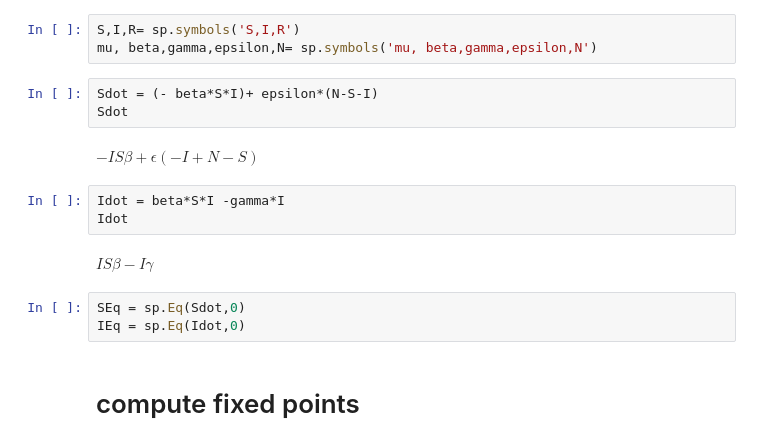
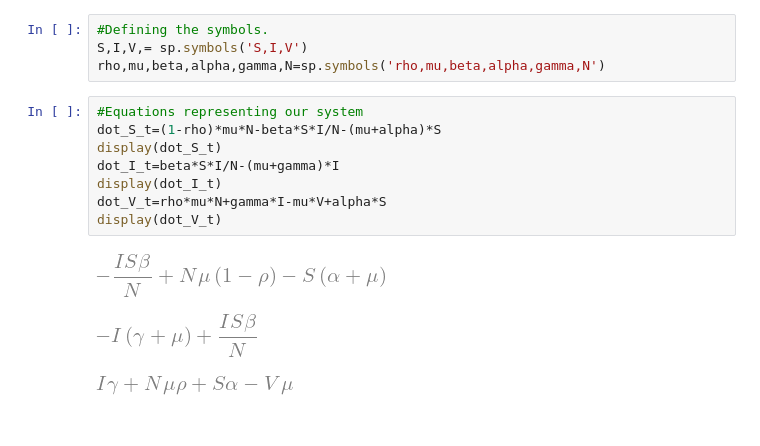
Before and after one commit to winniekulei/Personal_python_ex, a Jupyter notebook: Untitled.ipynb, the cells around one changed output. Drawn from its saved outputs; the diff is of its cells as text.

```diff
--- a/Untitled.ipynb
+++ b/Untitled.ipynb
@@ -11,18 +10,16 @@ printing.init_printing(use_latex=True)
 # %%
-S,I,R= sp.symbols('S,I,R')
-mu, beta,gamma,epsilon,N= sp.symbols('mu, beta,gamma,epsilon,N')
+#Defining the symbols.
+S,I,V,= sp.symbols('S,I,V')
+rho,mu,beta,alpha,gamma,N=sp.symbols('rho,mu,beta,alpha,gamma,N')
-# %%
-Sdot = (- beta*S*I)+ epsilon*(N-S-I)
-Sdot
-# %% [output]
-$\displaystyle - I S \beta + \epsilon \left(- I + N - S\right)$
-# %%
-Idot = beta*S*I -gamma*I
-Idot
-# %% [output]
-$\displaystyle I S \beta - I \gamma$
-# %%
-SEq = sp.Eq(Sdot,0)
-IEq = sp.Eq(Idot,0)
-# %% [markdown]
-# compute fixed points
+# %%
+#Equations representing our system
+dot_S_t=(1-rho)*mu*N-beta*S*I/N-(mu+alpha)*S
+display(dot_S_t)
+dot_I_t=beta*S*I/N-(mu+gamma)*I
+display(dot_I_t)
+dot_V_t=rho*mu*N+gamma*I-mu*V+alpha*S
+display(dot_V_t)
+# %% [output]
+[figure, added]
+[figure, added]
+[figure, added]
```
Also changed, not shown: parts of 26 cells of this notebook.
